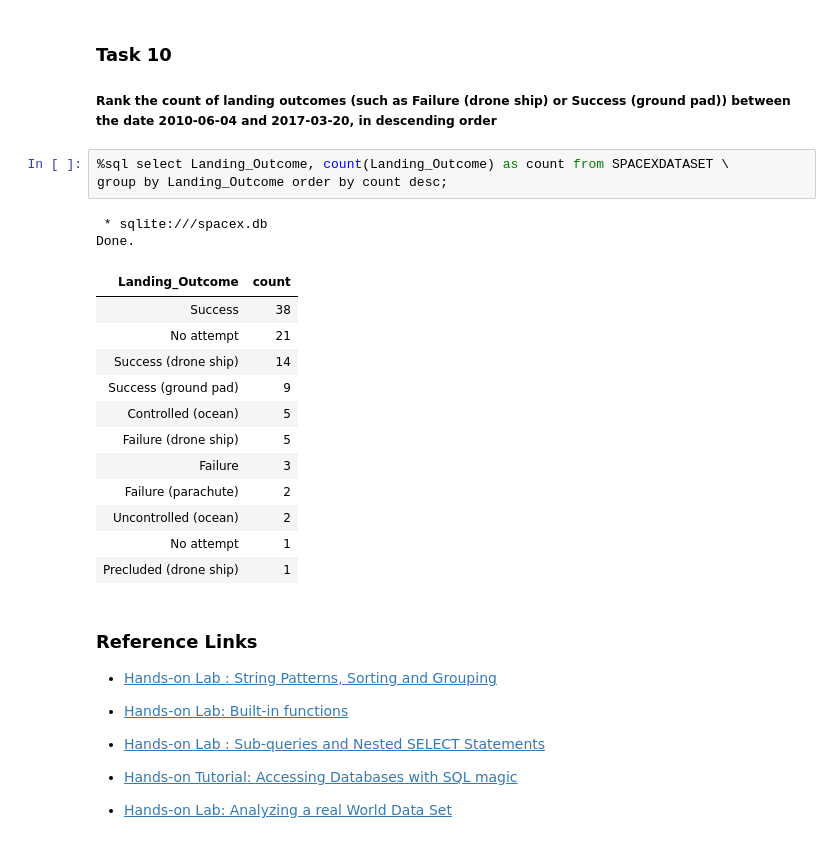
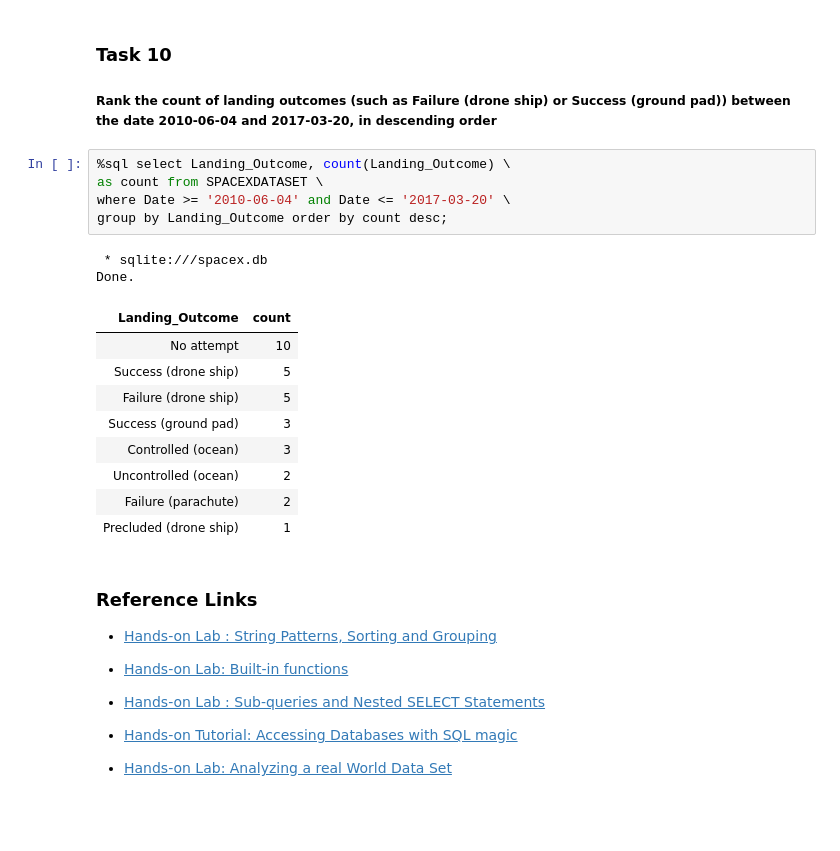
Before and after one commit to Nazalekser/IBM-Data-Science, a Jupyter notebook: 10-4-jupyter-labs-eda-sql-coursera.ipynb, the cells around one changed output. Saved outputs shown, nothing was run; the diff lists cells and outputs as text; blank space fills up the shorter version.

```diff
--- a/10-4-jupyter-labs-eda-sql-coursera.ipynb
+++ b/10-4-jupyter-labs-eda-sql-coursera.ipynb
@@ -290,22 +285,21 @@ Done.
 
 ##### Rank the count of landing outcomes (such as Failure (drone ship) or Success (ground pad)) between the date 2010-06-04 and 2017-03-20, in descending order
 # %%
-%sql select Landing_Outcome, count(Landing_Outcome) as count from SPACEXDATASET \
+%sql select Landing_Outcome, count(Landing_Outcome) \
+as count from SPACEXDATASET \
+where Date >= '2010-06-04' and Date <= '2017-03-20' \
 group by Landing_Outcome order by count desc;
 # %% [output]
  * sqlite:///spacex.db
 Done.
 | Landing_Outcome | count |
-| Success | 38 |
-| No attempt | 21 |
-| Success (drone ship) | 14 |
-| Success (ground pad) | 9 |
-| Controlled (ocean) | 5 |
+| No attempt | 10 |
+| Success (drone ship) | 5 |
 | Failure (drone ship) | 5 |
-| Failure | 3 |
+| Success (ground pad) | 3 |
+| Controlled (ocean) | 3 |
+| Uncontrolled (ocean) | 2 |
 | Failure (parachute) | 2 |
-| Uncontrolled (ocean) | 2 |
-| No attempt | 1 |
 | Precluded (drone ship) | 1 |
 # %% [markdown]
 ### Reference Links
```
Also changed, not shown: parts of 9 cells of this notebook.
